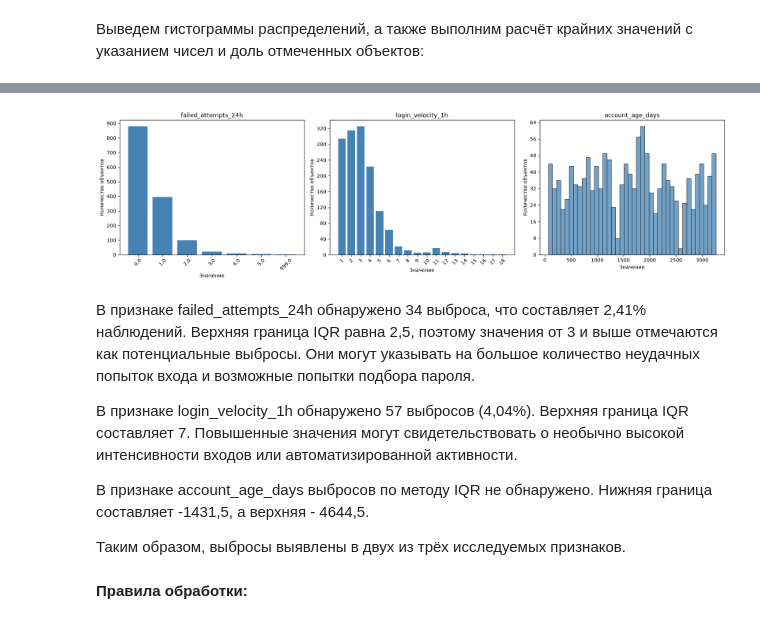
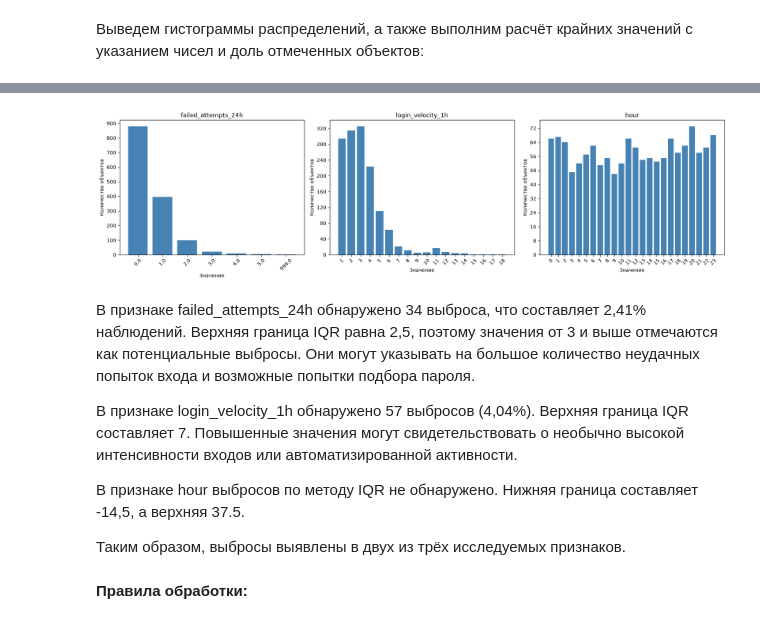
Before and after one commit to icspero/7-semester-AI-Lab1, a Jupyter notebook: lab01.ipynb, the cells around one changed output, grey strips where cells are left out. Cells and saved outputs as stored; diff of their text form; code cells hidden in the pictures.

```diff
--- a/lab01.ipynb
+++ b/lab01.ipynb
@@ -868,7 +868,7 @@ Selected user_id: usr_062
 removed_count = df.duplicated().sum()
 
 # Удаляем дубликаты, сохраняя первое вхождение каждой строки
-df = df.drop_duplicates().copy()
+df = df.drop_duplicates()
 
 # Выводим результат
 print("Number of removed duplicate rows:", removed_count)
@@ -925,23 +925,21 @@ U = Q3 + 1.5 * IQR
 # %% [markdown]
 Выведем гистограммы распределений, а также выполним расчёт крайних значений с указанием чисел и доль отмеченных объектов:
 # %%
-
-import pandas as pd
 import matplotlib.pyplot as plt
 import seaborn as sns
 from matplotlib.ticker import MaxNLocator
 
-# ---------- 1. Выбор трех числовых признаков ----------
+# 1. Выбор трех числовых признаков
 OUTLIER_COLS = [
     'failed_attempts_24h',
     'login_velocity_1h',
-    'account_age_days'
+    'hour'
 ]
 
 # Приведение к числовому формату
 outl = df[OUTLIER_COLS].apply(pd.to_numeric, errors='coerce')
 
-# ---------- 2. Квантили и поиск выбросов методом IQR ----------
+# 2. Квантили и поиск выбросов методом IQR
 rows = []
 
 for col in OUTLIER_COLS:
@@ -965,10 +963,10 @@ for col in OUTLIER_COLS:
         'Доля выбросов, %': round(mask.mean() * 100, 2)
     })
 
-outlier_summary = pd.DataFrame(rows).set_index('Признак')
+outlier_summary = pd.DataFrame(rows).set_index('Признак') # превращение списка словарей в таблицу, а также названия признаков = индексы строк
 display(outlier_summary)
 
-# ---------- 3. Построение гистограмм ----------
+# 3. Построение гистограмм
 fig, axes = plt.subplots(1, 3, figsize=(18, 5))
 
 for ax, col in zip(axes, OUTLIER_COLS):
@@ -993,9 +991,9 @@ for ax, col in zip(axes, OUTLIER_COLS):
     ax.set_title(col)
     ax.set_xlabel('Значение')
     ax.set_ylabel('Количество объектов')
-    ax.yaxis.set_major_locator(MaxNLocator(integer=True))
+    ax.yaxis.set_major_locator(MaxNLocator(integer=True))# знач. верт. оси - целые числа
 
-plt.tight_layout()
+plt.tight_layout() # авто. расположение
 plt.show()
 # %% [output]
 |  | Нижняя граница IQR | Верхняя граница IQR | Количество выбросов | Доля выбросов, % |
@@ -1006,10 +1004,10 @@ plt.show()
-[figure, old version]
+[figure, new version]
 # %% [markdown]
 В признаке failed_attempts_24h обнаружено 34 выброса, что составляет 2,41% наблюдений. Верхняя граница IQR равна 2,5, поэтому значения от 3 и выше отмечаются как потенциальные выбросы. Они могут указывать на большое количество неудачных попыток входа и возможные попытки подбора пароля.
 
 В признаке login_velocity_1h обнаружено 57 выбросов (4,04%). Верхняя граница IQR составляет 7. Повышенные значения могут свидетельствовать о необычно высокой интенсивности входов или автоматизированной активности.
 
-В признаке account_age_days выбросов по методу IQR не обнаружено. Нижняя граница составляет -1431,5, а верхняя - 4644,5.
+В признаке hour выбросов по методу IQR не обнаружено. Нижняя граница составляет -14,5, а верхняя 37.5.
 
 Таким образом, выбросы выявлены в двух из трёх исследуемых признаков.
 # %% [markdown]
```
Also changed, not shown: parts of 34 cells of this notebook, 1 other file.
